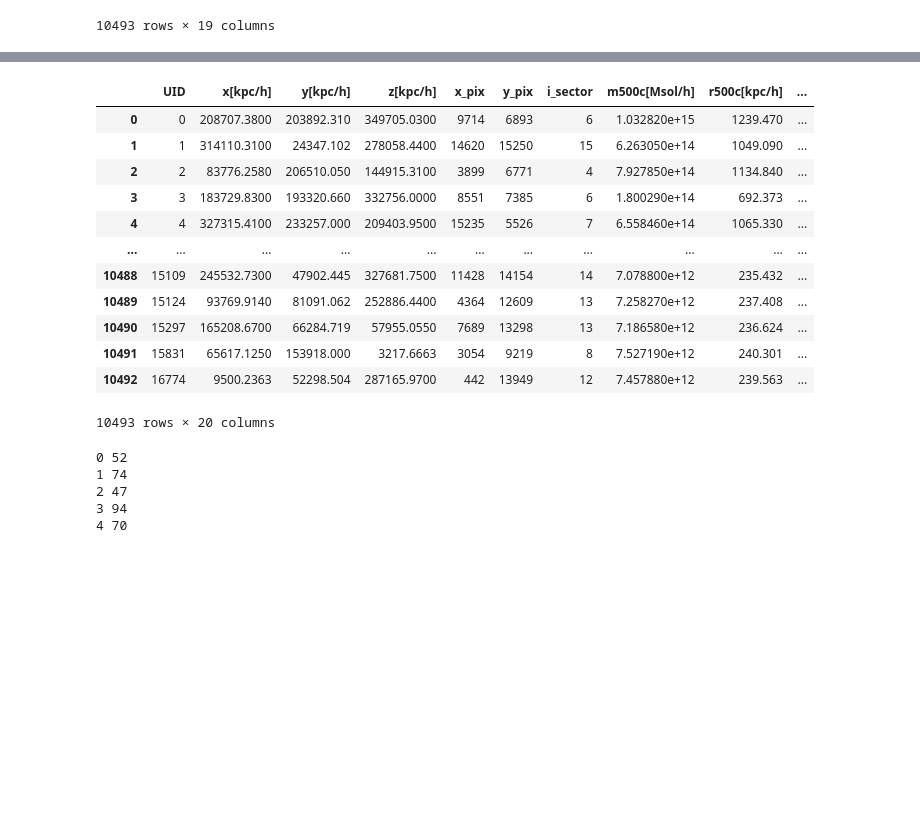
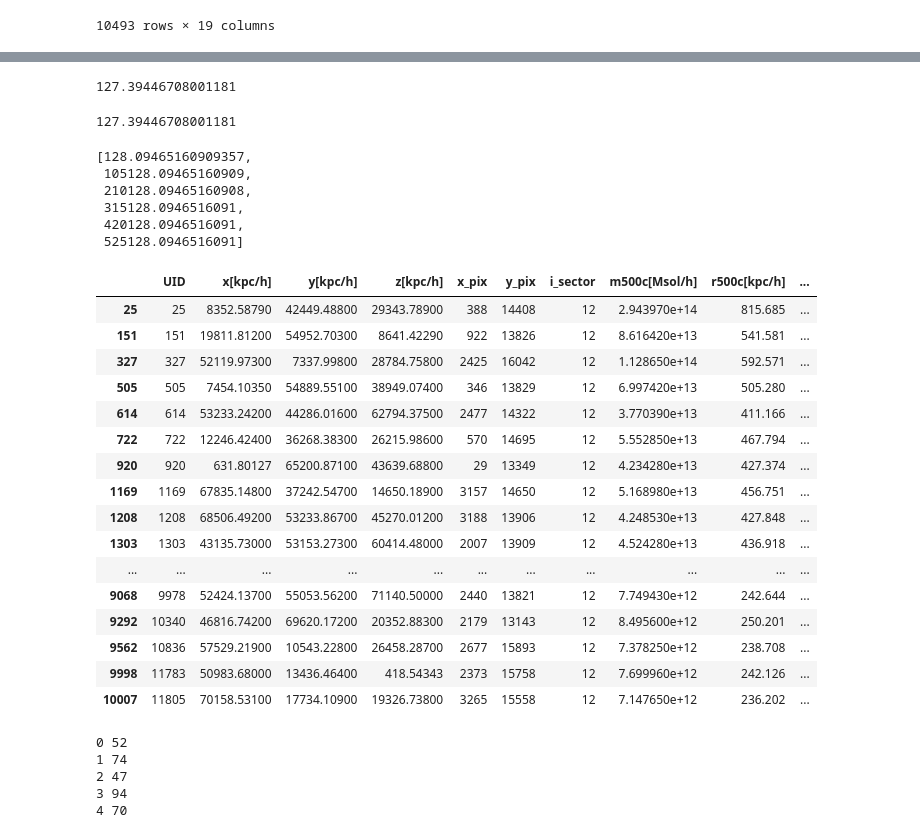
Before and after one commit to antolonappan/kSZscaler, a Jupyter notebook: Notebooks/dist.ipynb, the cells around one changed output, grey strips where cells are left out. Cells and saved outputs as stored; diff of their text form; code cells hidden in the pictures; blank space fills up the shorter version.

```diff
--- a/Notebooks/dist.ipynb
+++ b/Notebooks/dist.ipynb
@@ -71,19 +56,40 @@ dis.dataframe
+# %%
+min(dis.position[0])
+# %% [output]
+127.39446708001181
+# %%
+86.297012/dis.h
+# %% [output]
+127.39446708001181
 # %%
-dis.dataframe
+dis.get_grid()
 # %% [output]
-|  | UID | x[kpc/h] | y[kpc/h] | z[kpc/h] | x_pix | y_pix | i_sector | m500c[Msol/h] | r500c[kpc/h] | ... |
-| 0 | 0 | 208707.3800 | 203892.310 | 349705.0300 | 9714 | 6893 | 6 | 1.032820e+15 | 1239.470 | ... |
-| 1 | 1 | 314110.3100 | 24347.102 | 278058.4400 | 14620 | 15250 | 15 | 6.263050e+14 | 1049.090 | ... |
-| 2 | 2 | 83776.2580 | 206510.050 | 144915.3100 | 3899 | 6771 | 4 | 7.927850e+14 | 1134.840 | ... |
-| 3 | 3 | 183729.8300 | 193320.660 | 332756.0000 | 8551 | 7385 | 6 | 1.800290e+14 | 692.373 | ... |
-| 4 | 4 | 327315.4100 | 233257.000 | 209403.9500 | 15235 | 5526 | 7 | 6.558460e+14 | 1065.330 | ... |
-| ... | ... | ... | ... | ... | ... | ... | ... | ... | ... | ... |
-| 10488 | 15109 | 245532.7300 | 47902.445 | 327681.7500 | 11428 | 14154 | 14 | 7.078800e+12 | 235.432 | ... |
-| 10489 | 15124 | 93769.9140 | 81091.062 | 252886.4400 | 4364 | 12609 | 13 | 7.258270e+12 | 237.408 | ... |
-| 10490 | 15297 | 165208.6700 | 66284.719 | 57955.0550 | 7689 | 13298 | 13 | 7.186580e+12 | 236.624 | ... |
-| 10491 | 15831 | 65617.1250 | 153918.000 | 3217.6663 | 3054 | 9219 | 8 | 7.527190e+12 | 240.301 | ... |
-| 10492 | 16774 | 9500.2363 | 52298.504 | 287165.9700 | 442 | 13949 | 12 | 7.457880e+12 | 239.563 | ... |
-10493 rows × 20 columns
+[128.09465160909357,
+ 105128.09465160909,
+ 210128.09465160908,
+ 315128.0946516091,
+ 420128.0946516091,
+ 525128.0946516091]
+# %%
+dis.dataframe[dis.dataframe['cube'] == '000']
+# %% [output]
+|  | UID | x[kpc/h] | y[kpc/h] | z[kpc/h] | x_pix | y_pix | i_sector | m500c[Msol/h] | r500c[kpc/h] | ... |
+| 25 | 25 | 8352.58790 | 42449.48800 | 29343.78900 | 388 | 14408 | 12 | 2.943970e+14 | 815.685 | ... |
+| 151 | 151 | 19811.81200 | 54952.70300 | 8641.42290 | 922 | 13826 | 12 | 8.616420e+13 | 541.581 | ... |
+| 327 | 327 | 52119.97300 | 7337.99800 | 28784.75800 | 2425 | 16042 | 12 | 1.128650e+14 | 592.571 | ... |
+| 505 | 505 | 7454.10350 | 54889.55100 | 38949.07400 | 346 | 13829 | 12 | 6.997420e+13 | 505.280 | ... |
+| 614 | 614 | 53233.24200 | 44286.01600 | 62794.37500 | 2477 | 14322 | 12 | 3.770390e+13 | 411.166 | ... |
+| 722 | 722 | 12246.42400 | 36268.38300 | 26215.98600 | 570 | 14695 | 12 | 5.552850e+13 | 467.794 | ... |
+| 920 | 920 | 631.80127 | 65200.87100 | 43639.68800 | 29 | 13349 | 12 | 4.234280e+13 | 427.374 | ... |
+| 1169 | 1169 | 67835.14800 | 37242.54700 | 14650.18900 | 3157 | 14650 | 12 | 5.168980e+13 | 456.751 | ... |
+| 1208 | 1208 | 68506.49200 | 53233.86700 | 45270.01200 | 3188 | 13906 | 12 | 4.248530e+13 | 427.848 | ... |
+| 1303 | 1303 | 43135.73000 | 53153.27300 | 60414.48000 | 2007 | 13909 | 12 | 4.524280e+13 | 436.918 | ... |
+| ... | ... | ... | ... | ... | ... | ... | ... | ... | ... | ... |
+| 9068 | 9978 | 52424.13700 | 55053.56200 | 71140.50000 | 2440 | 13821 | 12 | 7.749430e+12 | 242.644 | ... |
+| 9292 | 10340 | 46816.74200 | 69620.17200 | 20352.88300 | 2179 | 13143 | 12 | 8.495600e+12 | 250.201 | ... |
+| 9562 | 10836 | 57529.21900 | 10543.22800 | 26458.28700 | 2677 | 15893 | 12 | 7.378250e+12 | 238.708 | ... |
+| 9998 | 11783 | 50983.68000 | 13436.46400 | 418.54343 | 2373 | 15758 | 12 | 7.699960e+12 | 242.126 | ... |
+| 10007 | 11805 | 70158.53100 | 17734.10900 | 19326.73800 | 3265 | 15558 | 12 | 7.147650e+12 | 236.202 | ... |
 # %%
 for i in range(5):
 
```
Also changed, not shown: parts of 3 cells of this notebook, 1 other file.
